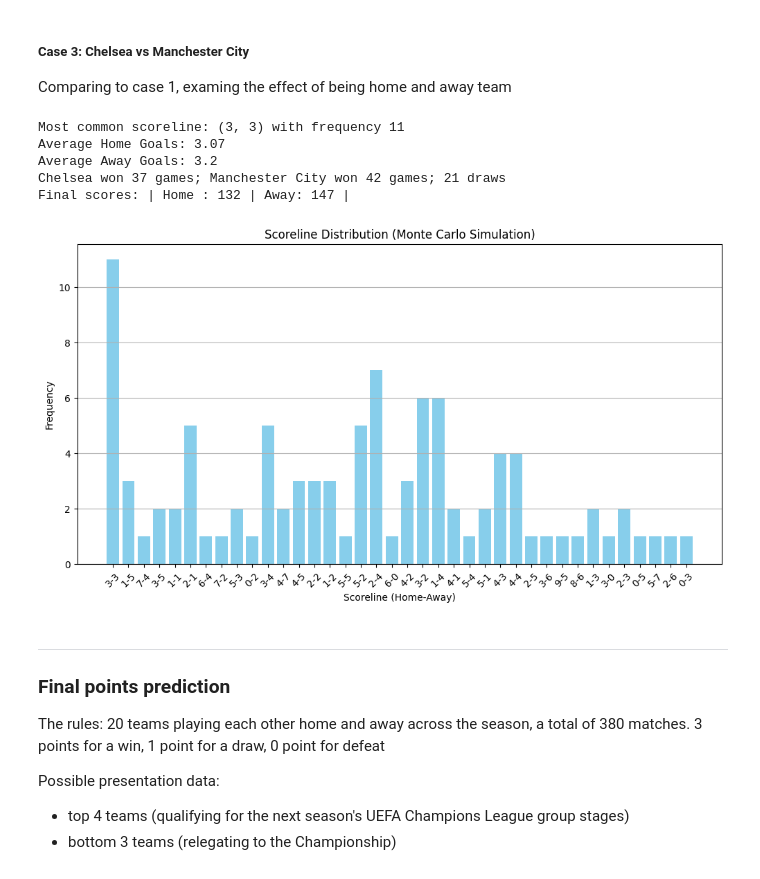
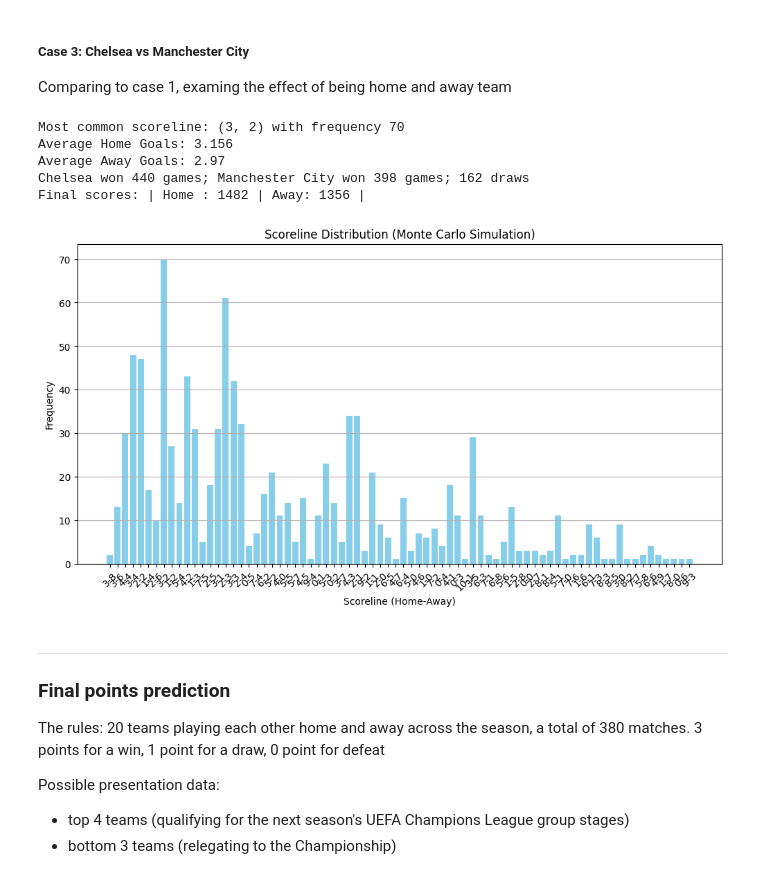
Before and after one commit to ZichengLiang/JLLA_Probablity, a Jupyter notebook: JLLA.ipynb, the cells around one changed output. Cells and saved outputs as stored; diff of their text form; code cells hidden in the pictures.

```diff
--- a/JLLA.ipynb
+++ b/JLLA.ipynb
@@ -689,14 +689,14 @@ Final scores: | Home : 209 | Away: 74 |
 ##### Case 3: Chelsea vs Manchester City
 Comparing to case 1, examing the effect of being home and away team
 # %%
-test_single_game_simulation("Chelsea", "Manchester City", 100)
+test_single_game_simulation("Chelsea", "Manchester City", 1000)
 # %% [output]
-Most common scoreline: (3, 3) with frequency 11
-Average Home Goals: 3.07
-Average Away Goals: 3.2
-Chelsea won 37 games; Manchester City won 42 games; 21 draws
-Final scores: | Home : 132 | Away: 147 |
+Most common scoreline: (3, 2) with frequency 70
+Average Home Goals: 3.156
+Average Away Goals: 2.97
+Chelsea won 440 games; Manchester City won 398 games; 162 draws
+Final scores: | Home : 1482 | Away: 1356 |
-[figure, old version]
+[figure, new version]
 # %% [markdown]
 ----
 ### Final points prediction
```
Also changed, not shown: parts of 5 cells of this notebook.
